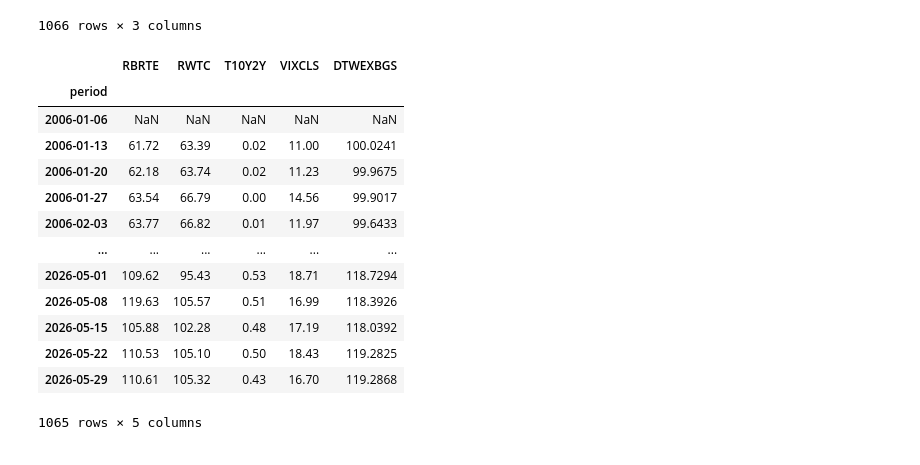
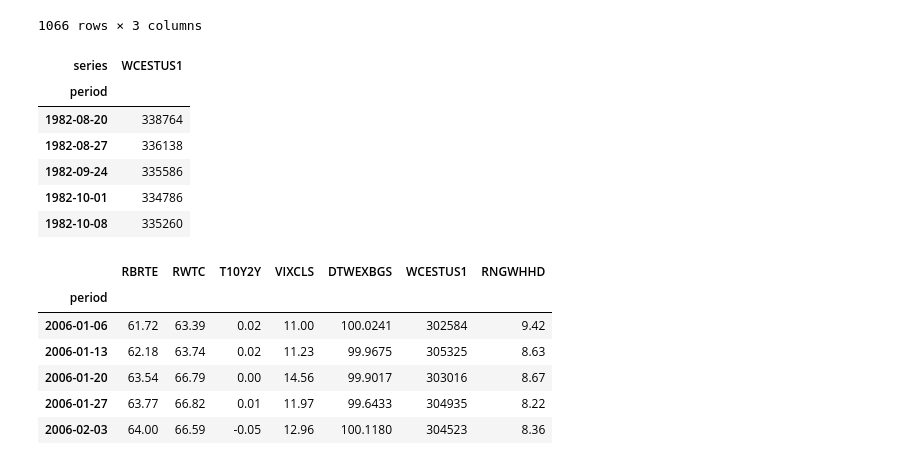
Before and after one commit to beniciouhart/regime-detection, a Jupyter notebook: data_ingestion.ipynb, the cells around one changed output. Drawn from its saved outputs; the diff is of its cells as text; code cells hidden in the pictures.

```diff
--- a/data_ingestion.ipynb
+++ b/data_ingestion.ipynb
@@ -139,24 +118,55 @@ fetch_fred_series()
 | 2026-05-29 | 0.47 | 15.32 | 118.8783 |
 | 2026-06-05 | 0.38 | 21.51 | 120.0831 |
 1066 rows × 3 columns
+# %%
+def fetch_eia_stock(series_ids=['WCESTUS1'], # ID's of series we're pulling (Week-end US Crude Inventory)
+                          frequency= 'weekly',# Frequency of the spot prices, either daily, weekly, or monthly.
+                            length = 5000 # Timespan that we're pulling, max 5000 weeks
+                            ):
+    load_dotenv()
+    EIA_API_KEY = os.getenv("EIA_API_KEY") #API Key to pull this data
+
+    def series_line(series_ids) -> str: # Build the text used to specify what series we want
+        text = [f"&facets[series][]={id}" for id in series_ids]
+        return ''.join(text)
+
+    URL_BASE = f'https://api.eia.gov/v2/petroleum/stoc/wstk/data/?api_key={EIA_API_KEY}&frequency={frequency}&data[0]=value{series_line(series_ids)}&sort[0][column]=period&sort[0][direction]=desc&length={length}'
+
+    response = requests.get(url= URL_BASE) # Make request to EIA API
+    data = response.json()
+
+    df = pd.DataFrame(data['response']['data']).sort_index(ascending= False)
+    df['period'] = pd.to_datetime(df['period']) # Clean the period to datetime type
+    df['value'] = pd.to_numeric(df['value'], errors= 'coerce') # Clean the value (spot price) to numeric
+    df = df[['period', 'value', 'series']]
+
+    df_wide = df.pivot(index='period', columns = 'series', values= 'value') # Create into pivot table
+    df_wide = df_wide.dropna()
+    return df_wide
+
+fetch_eia_stock().head()
+# %% [output]
+| series | WCESTUS1 |
+| period |  |
+| 1982-08-20 | 338764 |
+| 1982-08-27 | 336138 |
+| 1982-09-24 | 335586 |
+| 1982-10-01 | 334786 |
+| 1982-10-08 | 335260 |
 # %%
-def get_merged_df(eia_df=fetch_eia_series(), fred_df=fetch_fred_series()):
-    df = pd.merge(left=eia_df, right=fred_df,left_index = True, right_index = True, how= 'inner')
+def get_merged_df(eia_spot_pet_df=fetch_eia_series_pet(), eia_spot_gas_df=fetch_eia_series_gas(), eia_stock_df=fetch_eia_stock(),fred_df=fetch_fred_series()):
+    df = pd.merge(left=eia_spot_pet_df, right=fred_df,left_index = True, right_index = True, how= 'inner')
+    df = pd.merge(left=df, right=eia_stock_df, left_index = True, right_index = True, how = 'inner')
+    df = pd.merge(left=df, right= eia_spot_gas_df, left_index = True, right_index = True, how = 'inner' )
     return df
+
 get_merged_df().head()
 # %% [output]
-|  | RBRTE | RWTC | T10Y2Y | VIXCLS | DTWEXBGS |
-| period |  |  |  |  |  |
-| 2006-01-06 | NaN | NaN | NaN | NaN | NaN |
-| 2006-01-13 | 61.72 | 63.39 | 0.02 | 11.00 | 100.0241 |
-| 2006-01-20 | 62.18 | 63.74 | 0.02 | 11.23 | 99.9675 |
-| 2006-01-27 | 63.54 | 66.79 | 0.00 | 14.56 | 99.9017 |
-| 2006-02-03 | 63.77 | 66.82 | 0.01 | 11.97 | 99.6433 |
-| ... | ... | ... | ... | ... | ... |
-| 2026-05-01 | 109.62 | 95.43 | 0.53 | 18.71 | 118.7294 |
-| 2026-05-08 | 119.63 | 105.57 | 0.51 | 16.99 | 118.3926 |
-| 2026-05-15 | 105.88 | 102.28 | 0.48 | 17.19 | 118.0392 |
-| 2026-05-22 | 110.53 | 105.10 | 0.50 | 18.43 | 119.2825 |
-| 2026-05-29 | 110.61 | 105.32 | 0.43 | 16.70 | 119.2868 |
+|  | RBRTE | RWTC | T10Y2Y | VIXCLS | DTWEXBGS | WCESTUS1 | RNGWHHD |
+| period |  |  |  |  |  |  |  |
+| 2006-01-06 | 61.72 | 63.39 | 0.02 | 11.00 | 100.0241 | 302584 | 9.42 |
+| 2006-01-13 | 62.18 | 63.74 | 0.02 | 11.23 | 99.9675 | 305325 | 8.63 |
+| 2006-01-20 | 63.54 | 66.79 | 0.00 | 14.56 | 99.9017 | 303016 | 8.67 |
+| 2006-01-27 | 63.77 | 66.82 | 0.01 | 11.97 | 99.6433 | 304935 | 8.22 |
+| 2006-02-03 | 64.00 | 66.59 | -0.05 | 12.96 | 100.1180 | 304523 | 8.36 |
-1065 rows × 5 columns
 # %%
```
Also changed, not shown: parts of 14 cells of this notebook, 4 other files.
